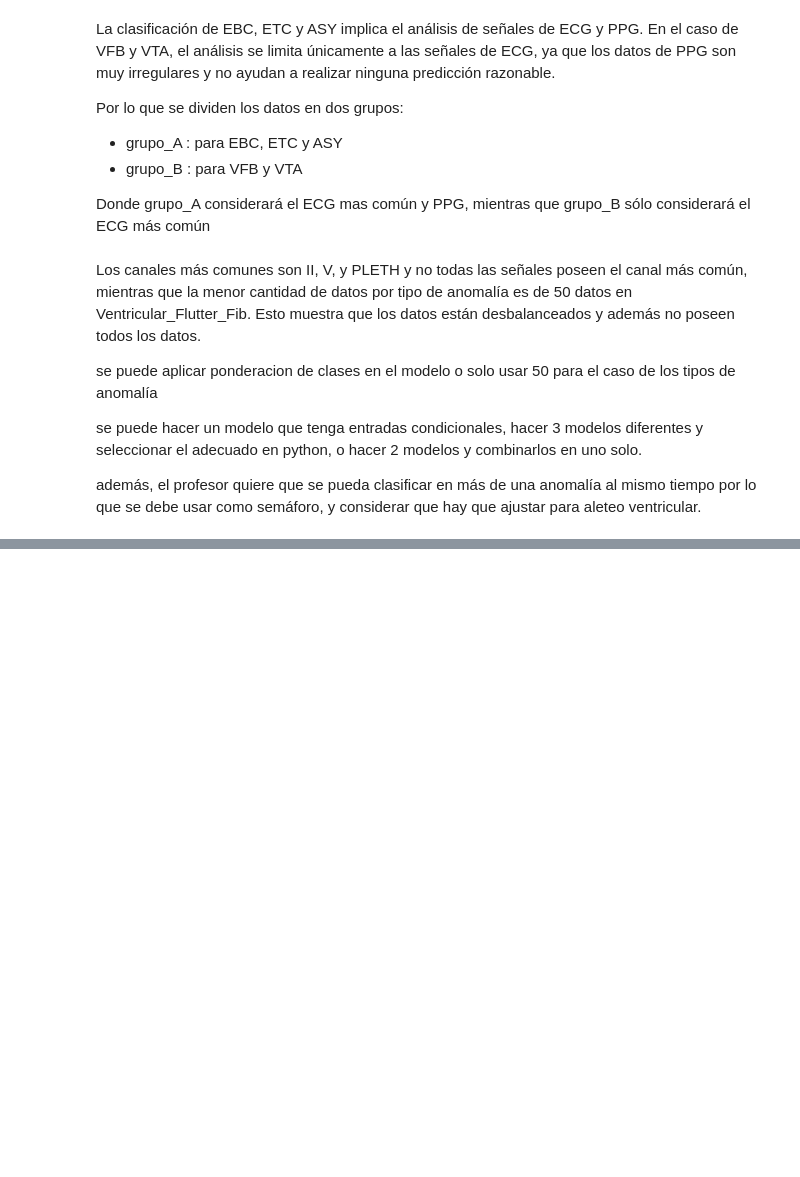
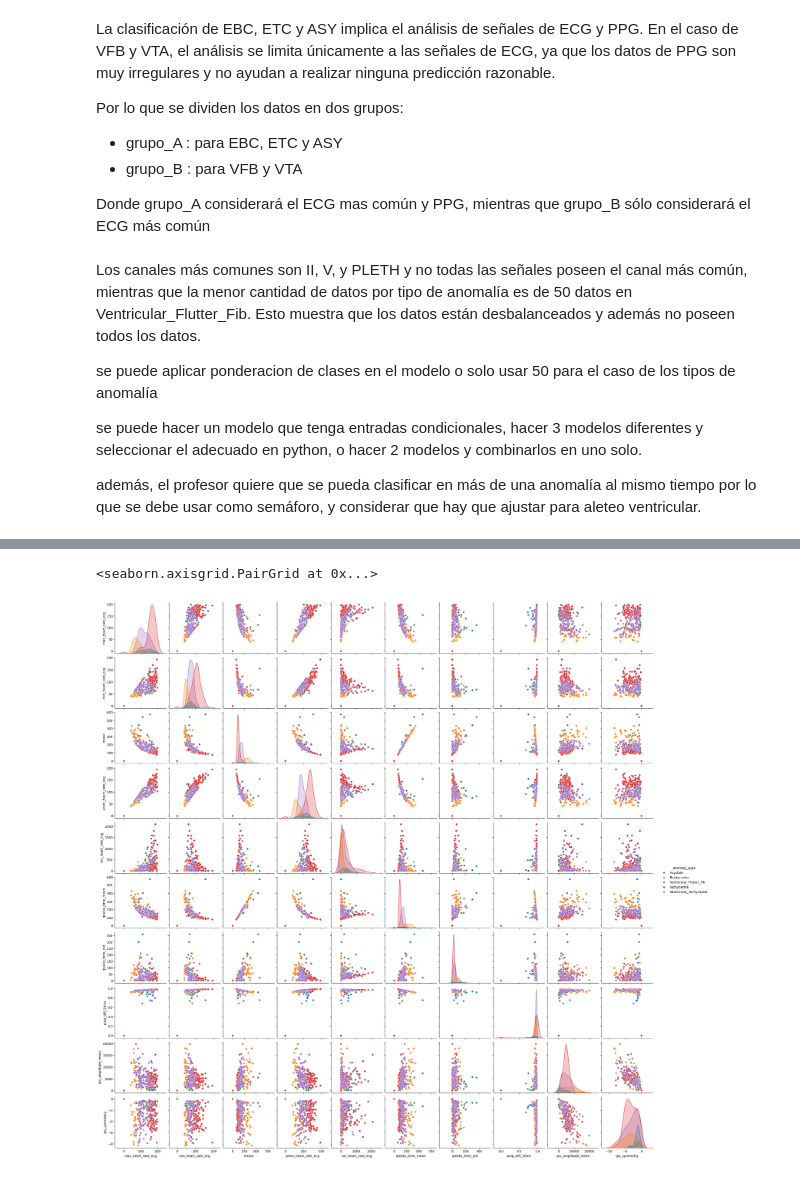
Before and after one commit to vynzk/UCIprojA-main, a Jupyter notebook: Informe_TCD4.ipynb, the cells around one changed output, grey strips where cells are left out. Drawn from its saved outputs; the diff is of its cells as text; code cells hidden in the pictures; blank space fills up the shorter version.

```diff
--- a/Informe_TCD4.ipynb
+++ b/Informe_TCD4.ipynb
@@ -937,6 +939,9 @@ import seaborn as sns
 # %%
 # crear un grafico comparativo de todos los atributos
-#sns.pairplot(data_aux, hue='anomaly_type')
+sns.pairplot(data_aux, hue='anomaly_type')
+# %% [output]
+<seaborn.axisgrid.PairGrid at 0x...>
+[figure, added]
 # %%
 # ===============================
 # 3. Normalización de datos y separación de datos
```
Also changed, not shown: parts of 18 cells of this notebook.
